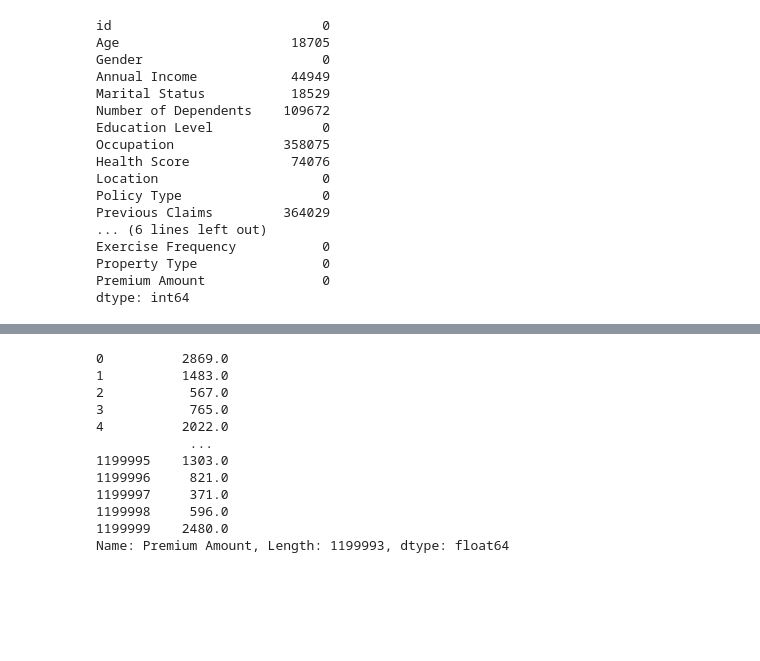
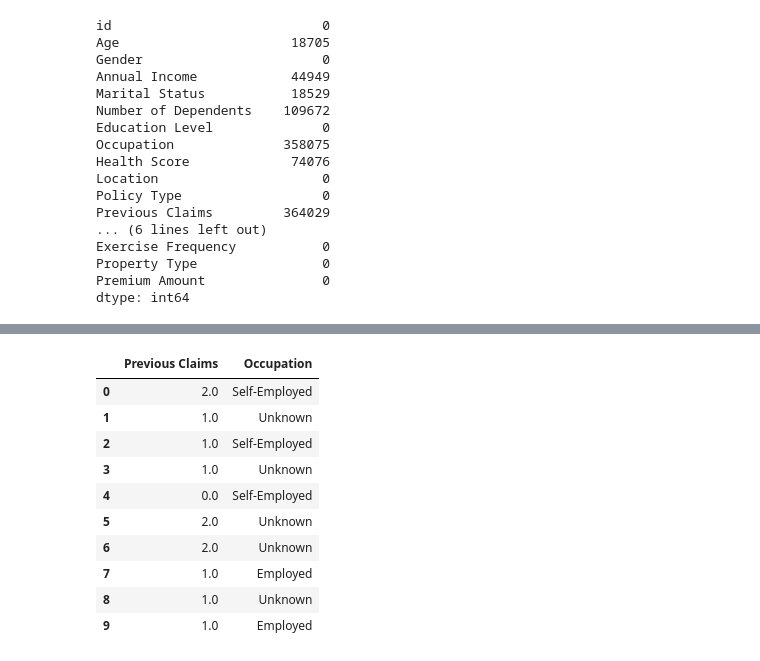
Before and after one commit to kdw434/4gun4_new_project, a Jupyter notebook: minjun/minjun.ipynb, the cells around one changed output, grey strips where cells are left out. Cells and saved outputs as stored; diff of their text form; code cells hidden in the pictures; blank space fills up the shorter version.

```diff
--- a/minjun/minjun.ipynb
+++ b/minjun/minjun.ipynb
@@ -102,37 +163 @@ Premium Amount               0
 dtype: int64
-# %%
-import numpy as np
-
-
-# 결측 플래그 생성
-train['Number_of_Dependents_missing'] = train['Number of Dependents'].isnull().astype(int)
-
-
-# 구간화 예시 (0명, 1~2명, 3명 이상)
-bins = [-np.inf, 0, 2, np.inf]
-labels = ['0', '1-2', '3+']
-train['Number_of_Dependents_bin'] = pd.cut(train['Number of Dependents'], bins=bins, labels=labels)
-# %%
-# 나이에 대한 결측 플래그 및 중앙값 대체 예시
-train['Age_missing'] = train['Age'].isnull().astype(int)
-train['Age'] = train['Age'].fillna(train['Age'].median())
-
-
-# Annual Income
-train['Annual_Income_missing'] = train['Annual Income'].isnull().astype(int)
-train['Annual Income'] = train['Annual Income'].fillna(train['Annual Income'].median())
-
-
-# Health Score
-train['Health_Score_missing'] = train['Health Score'].isnull().astype(int)
-train['Health Score'] = train['Health Score'].fillna(train['Health Score'].median())
-
-
-# Credit Score
-train['Credit_Score_missing'] = train['Credit Score'].isnull().astype(int)
-train['Credit Score'] = train['Credit Score'].fillna('Missing')
-
-
-# Customer Feedback
-train['Customer_Feedback_missing'] = train['Customer Feedback'].isnull().astype(int)
-train['Customer Feedback'] = train['Customer Feedback'].fillna('No Feedback')
@@ -265,15 +164,19 @@ Name: Number of Dependents, Length: 1200000, dtype: float64
-# %%
-train['Premium Amount']
-# %% [output]
-0          2869.0
-1          1483.0
-2           567.0
-3           765.0
-4          2022.0
-            ...
-1199995    1303.0
-1199996     821.0
-1199997     371.0
-1199998     596.0
-1199999    2480.0
-Name: Premium Amount, Length: 1199993, dtype: float64
+# %%
+train1 = train.copy()
+train1['Occupation'] = train1['Occupation'].fillna('Unknown')
+
+
+train1['Previous Claims'] = train1['Previous Claims'].fillna(0)
+train1[['Previous Claims', 'Occupation']].head(10)
+# %% [output]
+|  | Previous Claims | Occupation |
+| 0 | 2.0 | Self-Employed |
+| 1 | 1.0 | Unknown |
+| 2 | 1.0 | Self-Employed |
+| 3 | 1.0 | Unknown |
+| 4 | 0.0 | Self-Employed |
+| 5 | 2.0 | Unknown |
+| 6 | 2.0 | Unknown |
+| 7 | 1.0 | Employed |
+| 8 | 1.0 | Unknown |
+| 9 | 1.0 | Employed |
```
Also changed, not shown: parts of 25 cells of this notebook, 7 other files.
